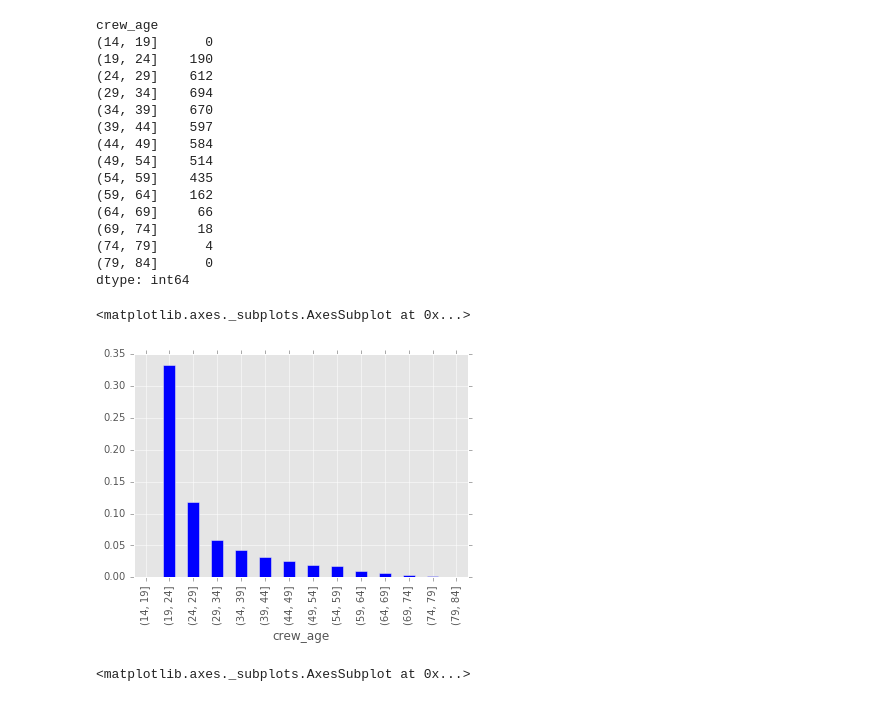
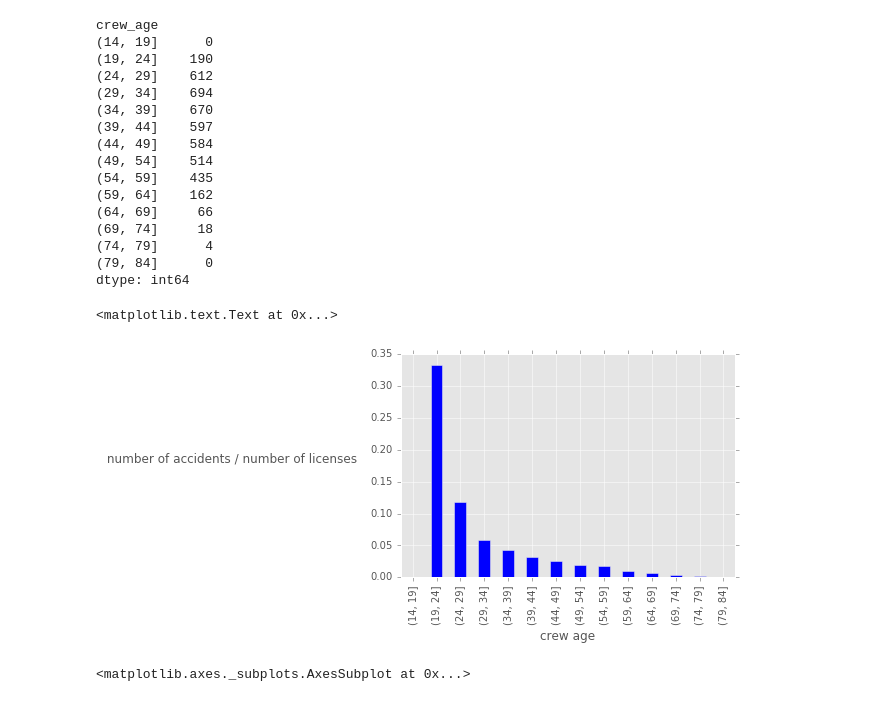
Before and after one commit to AeroPython/remove-before-flight, a Jupyter notebook: talk.ipynb, the cells around one changed output. Saved outputs shown, nothing was run; the diff lists cells and outputs as text; code cells hidden in the pictures.

```diff
--- a/talk.ipynb
+++ b/talk.ipynb
@@ -665,12 +667,14 @@ crew_age
 (74, 79]      4
 (79, 84]      0
 dtype: int64
-# %%
-accident_rate_age_1 = gby_age / licenses_by_age_airline
-accident_rate_age_1.plot.bar()
-# %% [output]
-<matplotlib.axes._subplots.AxesSubplot at 0x...>
-[figure, removed]
+# %%
+accident_rate_age_1 = gby_age / licenses_by_age_airline
+accident_rate_age_1.plot.bar()
+plt.ylabel(' number of accidents / number of licenses',labelpad= 140,rotation=0)
+plt.xlabel('crew age')
+# %% [output]
+<matplotlib.text.Text at 0x...>
+[figure, added]
 # %%
 # Esta se quitará
 accident_rate_age_2 = gby_age / licenses_by_age_commercial
```
Also changed, not shown: parts of 4 cells of this notebook.
